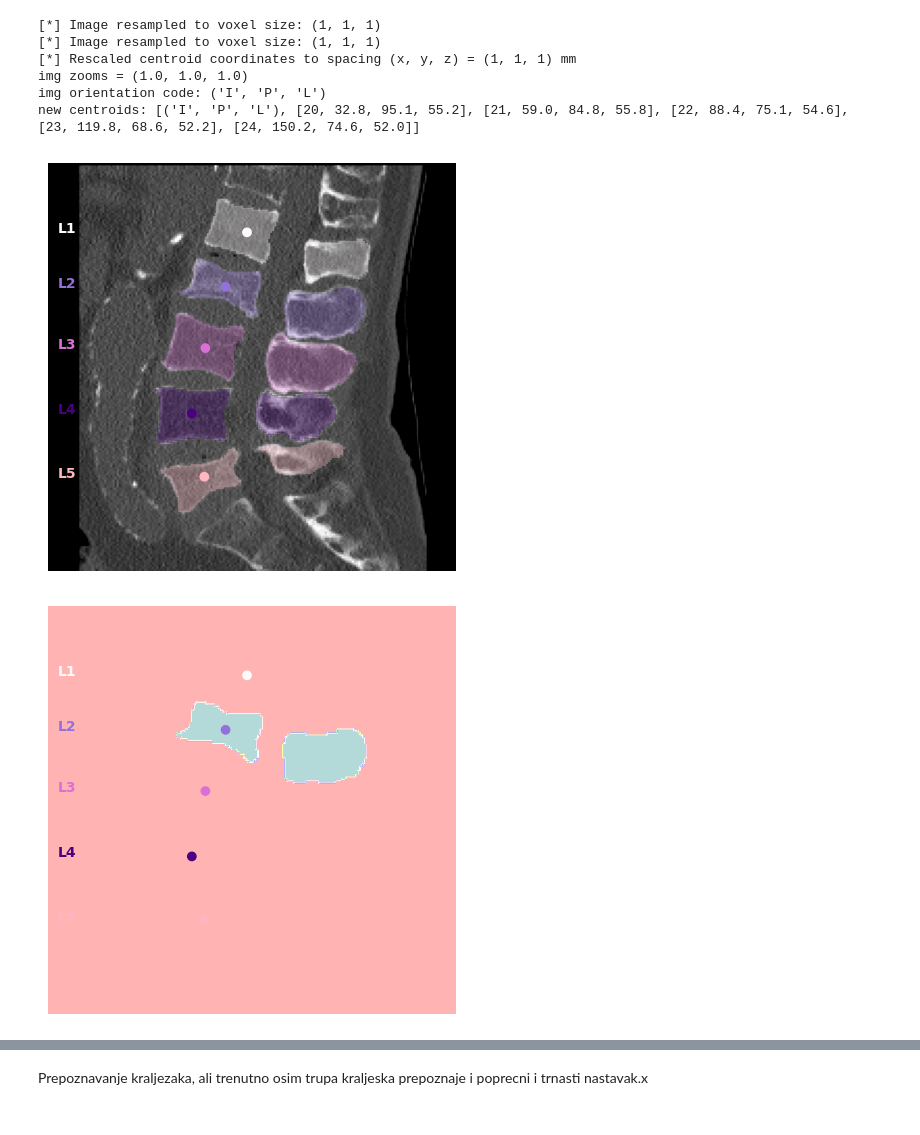
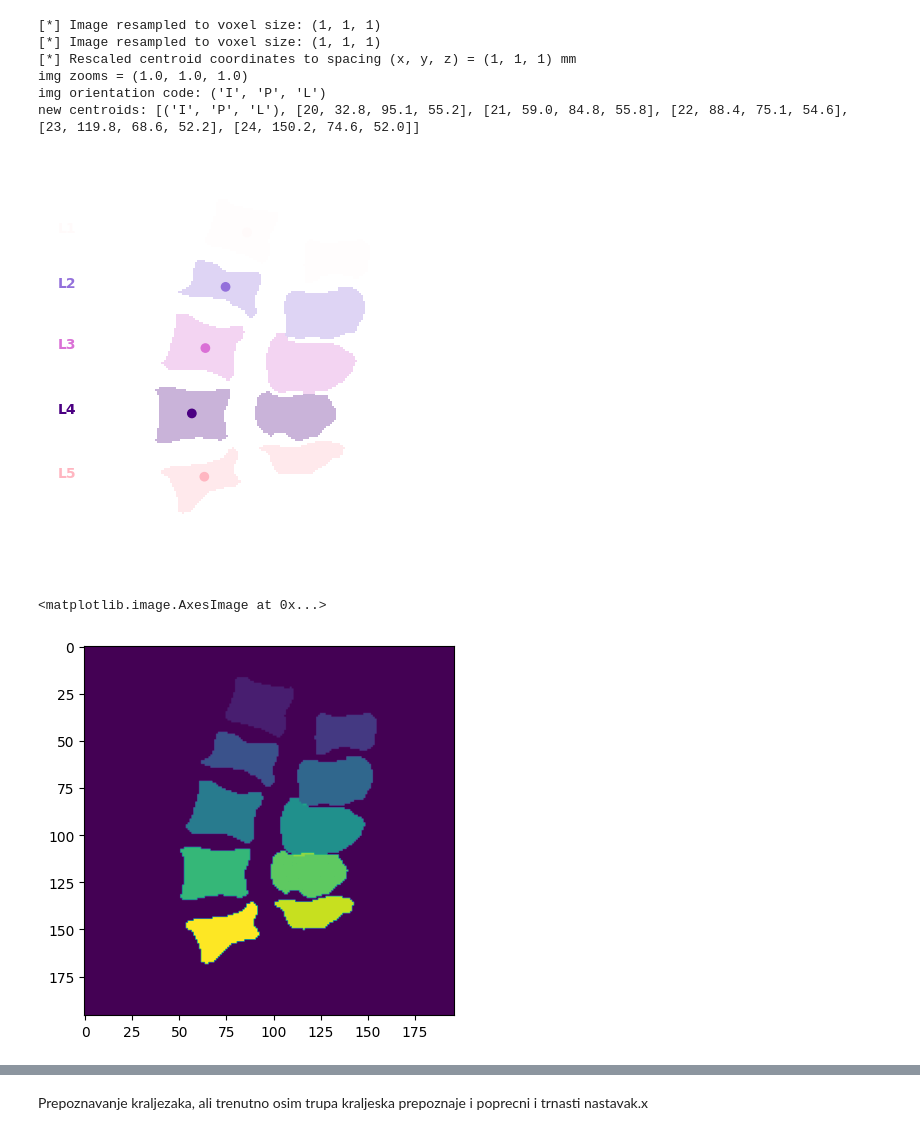
Before and after one commit to emajavor/racunalni_vid, a Jupyter notebook: cobbs_angle.ipynb, the cells around one changed output, grey strips where cells are left out. Drawn from its saved outputs; the diff is of its cells as text; code cells hidden in the pictures.

Commit message:
identify vertebrae orientattion

```diff
--- a/cobbs_angle.ipynb
+++ b/cobbs_angle.ipynb
@@ -147,39 +59,33 @@ new centroids: [('I', 'P', 'L'), [20, 32.8, 95.1, 55.2], [21, 59.0, 84.8, 55.8],
 # %%
 # get vocel data
 im_np  = img_iso.get_fdata()
 msk_np = msk_iso.get_fdata()
 
-
 # get the mid-slice of the scan and mask in sagittal plane
-
 im_np_sag = im_np[:,:,int(im_np.shape[2]/2)]
 im_np_cor = im_np[:,int(im_np.shape[1]/2),:]
 
 msk_np_sag = msk_np[:,:,int(msk_np.shape[2]/2)]
 msk_np_sag[msk_np_sag==0] = np.nan
 
 msk_np_cor = msk_np[:,int(msk_np.shape[1]/2),:]
 msk_np_cor[msk_np_cor==0] = np.nan
 
 
 # plot
 fig, axs = create_figure(96,im_np_sag, im_np_cor)
 
-axs[0].imshow(im_np_sag, cmap=plt.cm.gray, norm=wdw_sbone)
+#xs[0].imshow(im_np_sag, cmap=plt.cm.gray, norm=wdw_sbone)
 axs[0].imshow(msk_np_sag, cmap=cm_itk, alpha=0.3, vmin=1, vmax=64)
 plot_sag_centroids(axs[0], ctd_iso, zooms)
-
-# Select one vertebra to visualize
-selected_vertebra_label = 21
-
-# Create a mask where only the selected vertebra is visible
-msk_np_sag_single_vertebra = np.where(msk_np_sag == selected_vertebra_label, 1, 0)
-
-# Plot
-fig, axs = create_figure(96, im_np_sag, im_np_cor)
-#axs[0].imshow(im_np_sag, cmap=plt.cm.gray, norm=wdw_sbone)
-axs[0].imshow(msk_np_sag_single_vertebra, cmap=cm_itk, alpha=0.3, vmin=0, vmax=1)
-plot_sag_centroids(axs[0], ctd_iso, zooms)
 # %% [output]
-[figure, old version]
+[figure, new version]
-[figure, removed]
+# %%
+plt.imshow(msk_np_sag)
+import skimage
+
+labeled = skimage.measure.label(msk_np_sag)
+plt.imshow(labeled)
+# %% [output]
+<matplotlib.image.AxesImage at 0x...>
+[figure, added]
```
Also changed, not shown: parts of 12 cells of this notebook.
